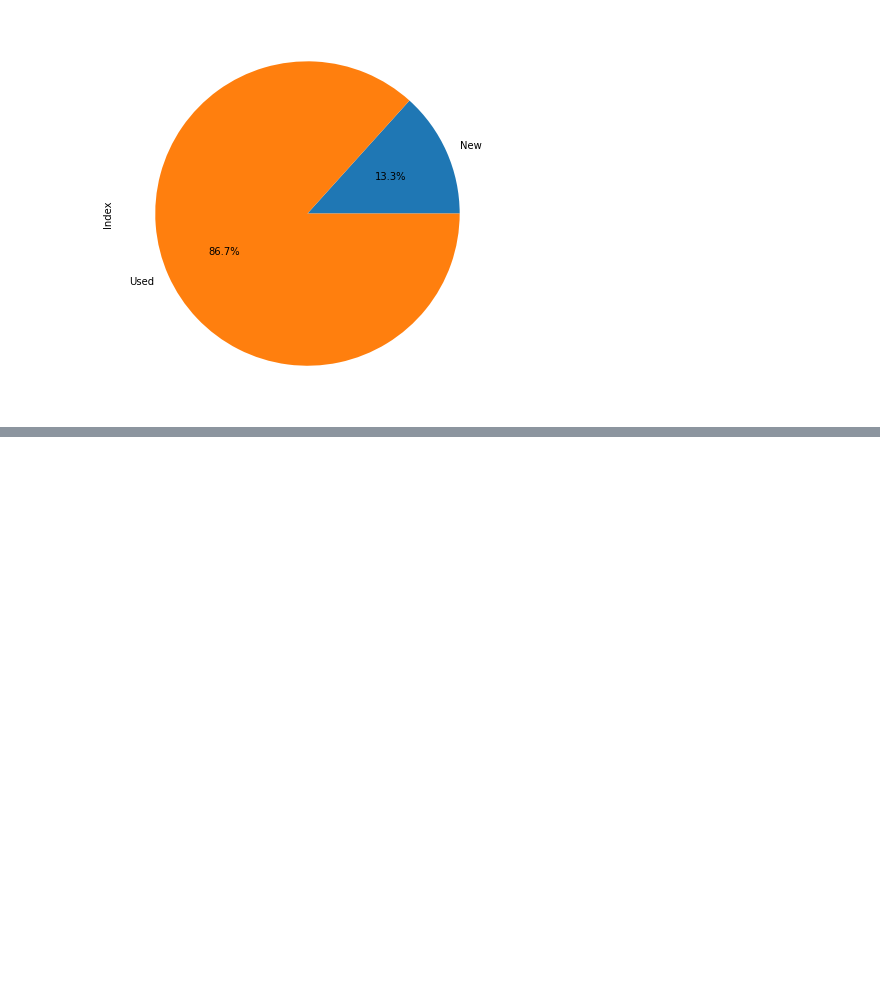
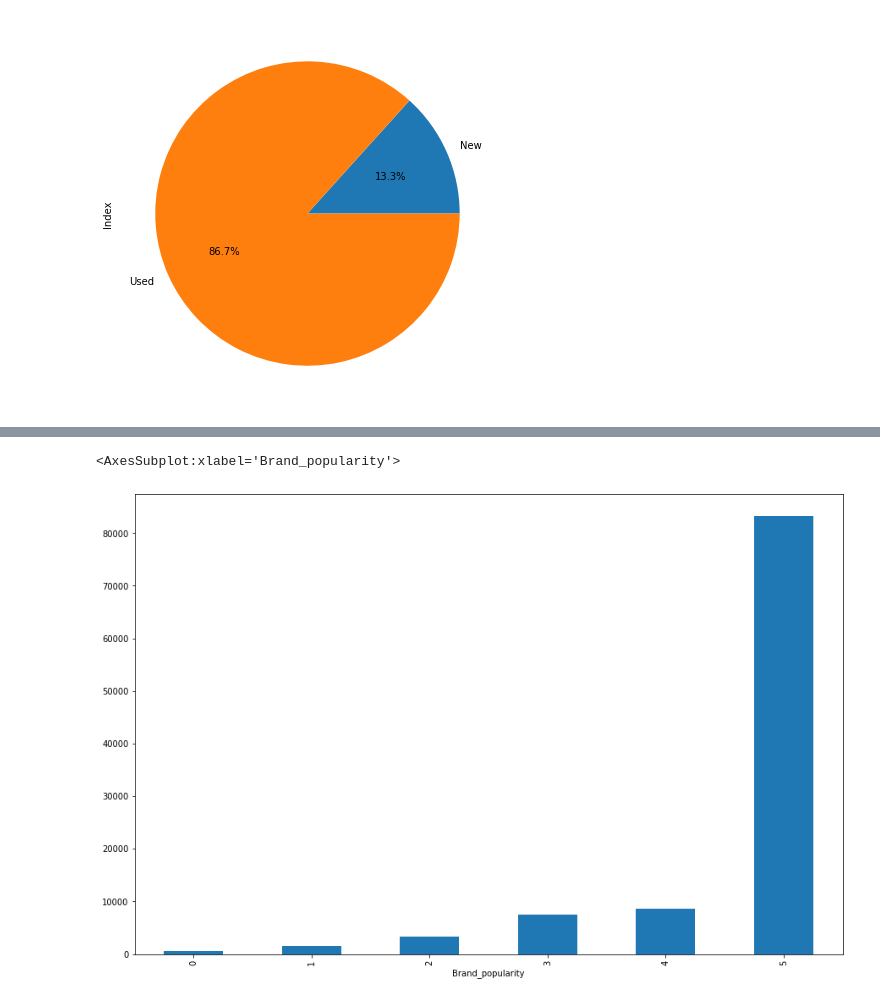
Before and after one commit to pawel200020/machine-learning-project, a Jupyter notebook: project.ipynb, the cells around one changed output, grey strips where cells are left out. Drawn from its saved outputs; the diff is of its cells as text; code cells hidden in the pictures; blank space fills up the shorter version.

```diff
--- a/project.ipynb
+++ b/project.ipynb
@@ -194,0 +240,2 @@ data.groupby('Condition')['Index'].count().plot.pie(figsize=(12,7),autopct="%1.1
+# %%
+data=data[data['Currency']=='PLN']
@@ -194,0 +244,5 @@ data.groupby('Condition')['Index'].count().plot.pie(figsize=(12,7),autopct="%1.1
+# %%
+df2=pd.DataFrame(data['Vehicle_brand'].value_counts())
+df2['index']=df2.index
+df2 = df2.rename(columns={'Vehicle_brand': 'quantity','index':'Vehicle_brand'})
+df2
@@ -194,0 +267,21 @@ data.groupby('Condition')['Index'].count().plot.pie(figsize=(12,7),autopct="%1.1
+# %%
+def rank(ex):
+    if ex<=100:
+        return 0
+    elif 100<ex<=500:
+        return 1
+    elif 500<ex<=1000:
+        return 2
+    elif 1000<ex<=2000:
+        return 3
+    elif 2000<ex<=5000:
+        return 4
+    else:
+        return 5
+# %%
+data=pd.merge(data, df2, how='left', on ='Vehicle_brand')
+data.loc[:,'Brand_popularity']=data['quantity'].apply(rank)
+data.groupby('Brand_popularity')['Index'].count().plot.bar(figsize=(15,10))
+# %% [output]
+<AxesSubplot:xlabel='Brand_popularity'>
+[figure, added]
```
Also changed, not shown: parts of 13 cells of this notebook.
